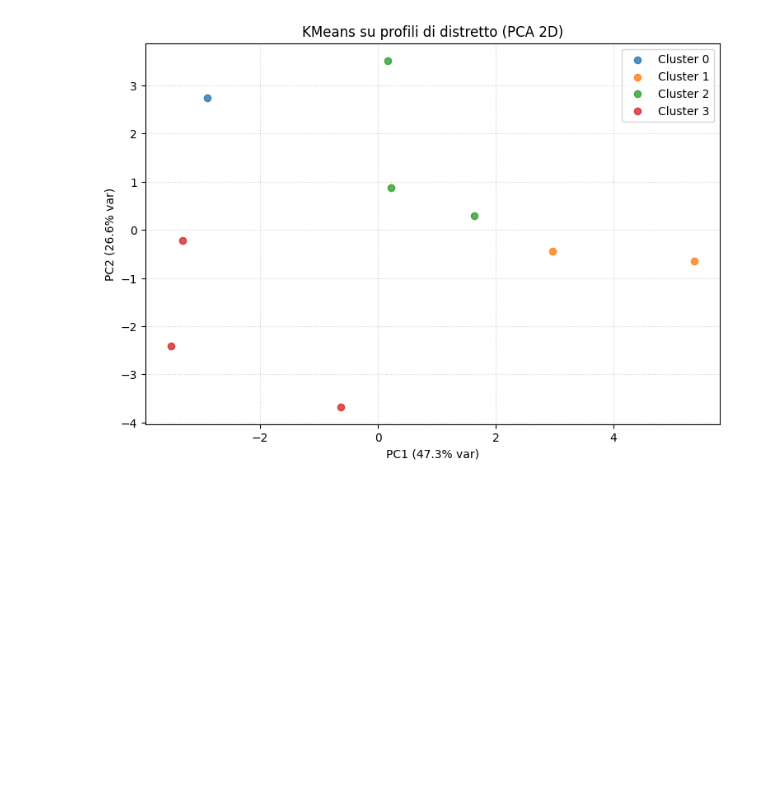
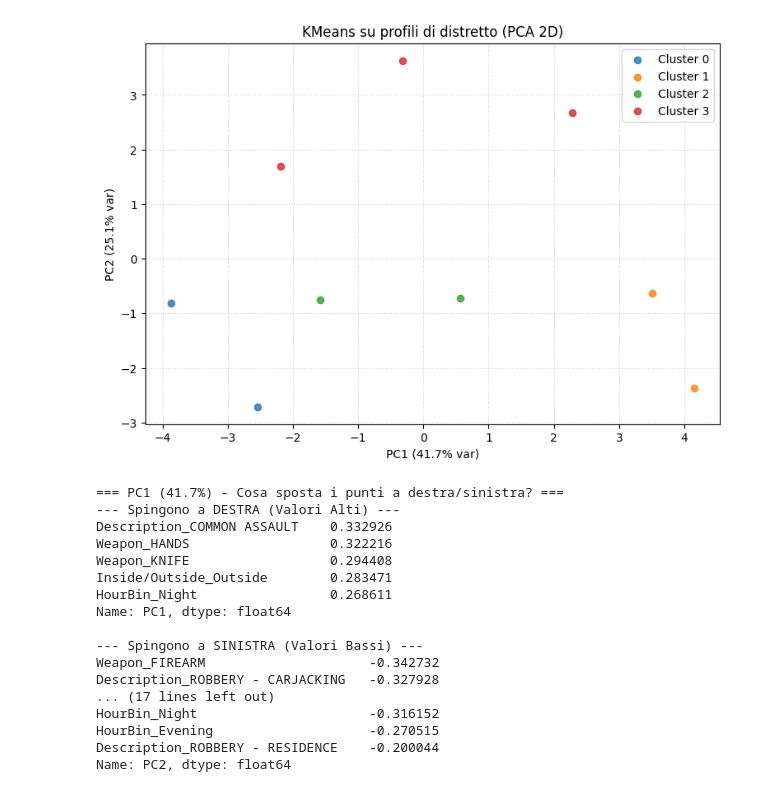
Before and after one commit to MattSona99/DataScience, a Jupyter notebook: Classification_Clustering_TimeSeries/Clustering.ipynb, the cells around one changed output. Cells and saved outputs as stored; diff of their text form; code cells hidden in the pictures; blank space fills up the shorter version.

```diff
--- a/Classification_Clustering_TimeSeries/Clustering.ipynb
+++ b/Classification_Clustering_TimeSeries/Clustering.ipynb
@@ -71,11 +122,11 @@ Totale righe dopo pulizia: 95077
 # %%
 # Categorie per fare il profilo
-cat_cols = ['Description','Weapon','HourBin']
+cat_cols = ['Description','Weapon','HourBin', 'Inside/Outside']
 
 # One-hot encoding (dummies)
 dummies = pd.get_dummies(df[cat_cols], drop_first=False)
 
-# Unità di aggregazione: il DISTRETTO
+# Unità di aggregazione: District
 agg_df = pd.concat([df[['District']], dummies], axis=1) \
            .groupby('District', as_index=True).mean()
 
@@ -104,18 +156,23 @@ X_scaled = scaler.fit_transform(X)
 # %%
+# Standardizzazione delle feature
+X = agg_df.values
+scaler = StandardScaler()
+X_scaled = scaler.fit_transform(X)
+
 # Elbow Method per determinare il valore ottimale di k
-distorsioni = []
+distorsions = []
 silhouettes = []
 K = range(2, 8)
 
 for k in K:
     km = KMeans(n_clusters=k, n_init='auto', random_state=0)
     km.fit(X_scaled)
-    distorsioni.append(km.inertia_)
+    distorsions.append(km.inertia_)
     silhouettes.append(silhouette_score(X_scaled, km.labels_))
 
 plt.figure(figsize=(12,4))
 plt.subplot(1,2,1)
-plt.plot(K, distorsioni, 'bx-')
+plt.plot(K, distorsions, 'bx-')
 plt.xlabel('k'); plt.ylabel('Inertia'); plt.title('Elbow')
 
 plt.subplot(1,2,2)
@@ -155,22 +224,60 @@ Name: count, dtype: int64
 # %%
-# === STEP 2: PCA per visualizzare in 2D ===
+# === PCA per visualizzare in 2D ===
 pca = PCA(n_components=2, random_state=0)
 X_pca = pca.fit_transform(X_scaled)
 
 plt.figure(figsize=(9,6))
 for c in np.unique(labels):
     plt.scatter(
         X_pca[labels == c, 0],
         X_pca[labels == c, 1],
         s=35,
         alpha=0.8,
-        label=f'Cluster {c}'
-    )
+        label=f'Cluster {c}')
+
 plt.title('KMeans su profili di distretto (PCA 2D)')
 plt.xlabel(f'PC1 ({pca.explained_variance_ratio_[0]*100:.1f}% var)')
 plt.ylabel(f'PC2 ({pca.explained_variance_ratio_[1]*100:.1f}% var)')
 plt.legend()
 plt.grid(True, linestyle=':', alpha=0.6)
 plt.show()
+
+# Crea un DataFrame dei 'loadings' (pesi)
+loadings = pd.DataFrame(
+    pca.components_.T,  # .T per avere le feature come righe
+    columns=['PC1', 'PC2'],
+    index=agg_df.columns
+)
+
+# Stampa le feature più influenti per PC1 (Asse X)
+print(f"=== PC1 ({pca.explained_variance_ratio_[0]*100:.1f}%) - Cosa sposta i punti a destra/sinistra? ===")
+print("--- Spingono a DESTRA (Valori Alti) ---")
+print(loadings['PC1'].sort_values(ascending=False).head(5))
+print("\n--- Spingono a SINISTRA (Valori Bassi) ---")
+print(loadings['PC1'].sort_values(ascending=True).head(5))
+
+# Stampa le feature più influenti per PC2 (Asse Y)
+print(f"\n=== PC2 ({pca.explained_variance_ratio_[1]*100:.1f}%) - Cosa sposta i punti in alto/basso? ===")
+print("--- Spingono in ALTO (Valori Alti) ---")
+print(loadings['PC2'].sort_values(ascending=False).head(5))
+print("\n--- Spingono in BASSO (Valori Bassi) ---")
+print(loadings['PC2'].sort_values(ascending=True).head(5))
 # %% [output]
-[figure, old version]
+[figure, new version]
+=== PC1 (41.7%) - Cosa sposta i punti a destra/sinistra? ===
+--- Spingono a DESTRA (Valori Alti) ---
+Description_COMMON ASSAULT    0.332926
+Weapon_HANDS                  0.322216
+Weapon_KNIFE                  0.294408
+Inside/Outside_Outside        0.283471
+HourBin_Night                 0.268611
+Name: PC1, dtype: float64
+
+--- Spingono a SINISTRA (Valori Bassi) ---
+Weapon_FIREARM                     -0.342732
+Description_ROBBERY - CARJACKING   -0.327928
+... (17 lines left out)
+HourBin_Night                      -0.316152
+HourBin_Evening                    -0.270515
+Description_ROBBERY - RESIDENCE    -0.200044
+Name: PC2, dtype: float64
```
Also changed, not shown: parts of 28 cells of this notebook, 3 other files.
